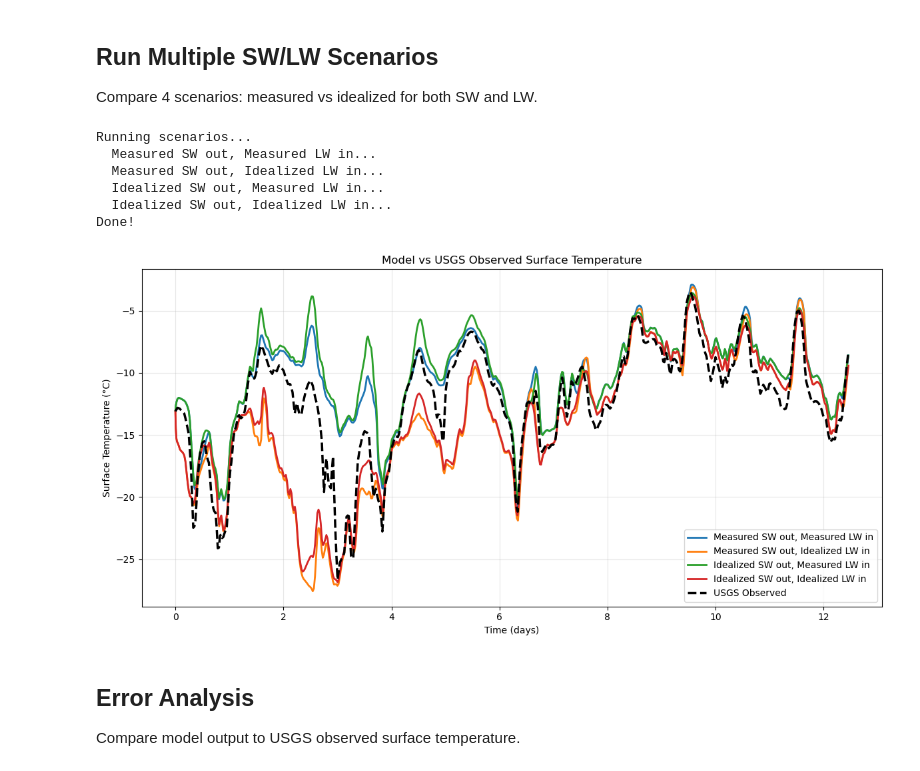
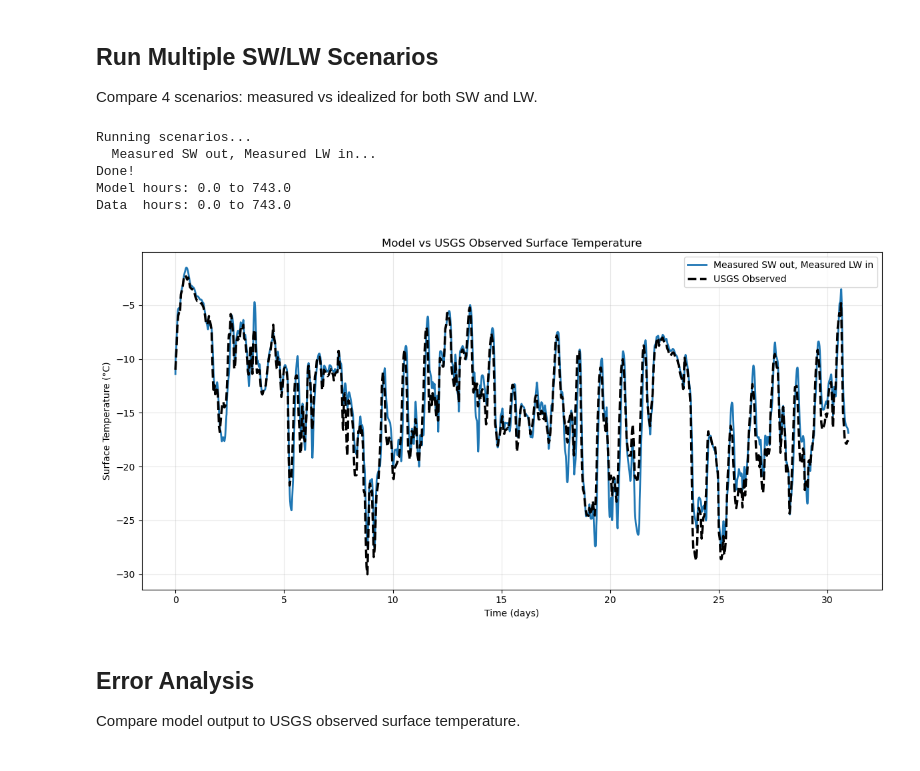
Before and after one commit to Austfi/snowtempprofile, a Jupyter notebook: notebooks/snowmodel_USGS.ipynb, the cells around one changed output. Cells and saved outputs as stored; diff of their text form; code cells hidden in the pictures.

Commit message:
Add ISSW scenario tooling, decision-impact outputs, and rewrite AGENTS playbook

```diff
--- a/notebooks/snowmodel_USGS.ipynb
+++ b/notebooks/snowmodel_USGS.ipynb
@@ -523,11 +631,16 @@ def run_snow_model(use_idealized_SW_local, use_idealized_LW_local):
     return sol.t, sol.y, fluxes
 
 # Define scenarios
-scenarios = {
-    "Measured SW out, Measured LW in":   (False, False),
-    "Measured SW out, Idealized LW in":  (False, True),
-    "Idealized SW out, Measured LW in":  (True,  False),
-    "Idealized SW out, Idealized LW in": (True,  True)
+if run_measured_only:
+    scenarios = {
+        "Measured SW out, Measured LW in": (False, False)
+    }
+else:
+    scenarios = {
+        "Measured SW out, Measured LW in":   (False, False),
+        "Measured SW out, Idealized LW in":  (False, True),
+        "Idealized SW out, Measured LW in":  (True,  False),
+        "Idealized SW out, Idealized LW in": (True,  True)
 }
 
 results = {}
@@ -538,38 +651,59 @@ for label, (sw_bool, lw_bool) in scenarios.items():
     t_run, T_layers_run, fluxes_run = run_snow_model(sw_bool, lw_bool)
     results[label] = {
         'time_sec': t_run,
         'T_layers': T_layers_run,
         'fluxes': fluxes_run
     }
 print("Done!")
 
+t_check = results["Measured SW out, Measured LW in"]["time_sec"]
+print("Model hours:", round(t_check[0]/3600, 2), "to", round(t_check[-1]/3600, 2))
+print("Data  hours:", round(times_sec[0]/3600, 2), "to", round(times_sec[-1]/3600, 2))
+
+
+def model_surface_series_C(t_model, T_layers_K, use_skin=False, beta=0.20):
+
+    if (not use_skin) or (T_layers_K.shape[0] < 2):
+
+        return T_layers_K[-1, :] - 273.15
+
+    T_top = T_layers_K[-1, :]
+
+    T_below = T_layers_K[-2, :]
+
+    grad = np.clip(T_top - T_below, -2.0, 2.0)
+
+    T_skin = np.clip(T_top + beta * grad, 223.15, 273.15)
+
+    return T_skin - 273.15
+
+
 # Plot surface temperatures
 plt.figure(figsize=(12, 6))
 for label in scenarios:
     t_model = results[label]['time_sec']
-    T_surf_C = results[label]['T_layers'][-1, :] - 273.15
+    T_surf_C = model_surface_series_C(t_model, results[label]['T_layers'], use_skin=USE_SKIN_DIAGNOSTIC, beta=SKIN_BETA)
     plt.plot(t_model/(3600*24), T_surf_C, label=label, linewidth=2)
 
 # Add observed
 some_t_sec = results["Measured SW out, Measured LW in"]['time_sec']
 usgs_surf_C = usgs_temp_obs_interp(some_t_sec)
 plt.plot(some_t_sec/(3600*24), usgs_surf_C, 'k--', linewidth=2.5, label='USGS Observed')
 
 plt.xlabel("Time (days)")
 plt.ylabel("Surface Temperature (°C)")
 plt.title("Model vs USGS Observed Surface Temperature")
 plt.grid(True, alpha=0.3)
 plt.legend()
 plt.tight_layout()
 plt.show()
 # %% [output]
 Running scenarios...
   Measured SW out, Measured LW in...
-  Measured SW out, Idealized LW in...
-  Idealized SW out, Measured LW in...
-  Idealized SW out, Idealized LW in...
 Done!
+Model hours: 0.0 to 743.0
+Data  hours: 0.0 to 743.0
-[figure, old version]
+[figure, new version]
 # %% [markdown]
 ## Error Analysis
 
```
Also changed, not shown: parts of 7 cells of this notebook, 20 other files.
